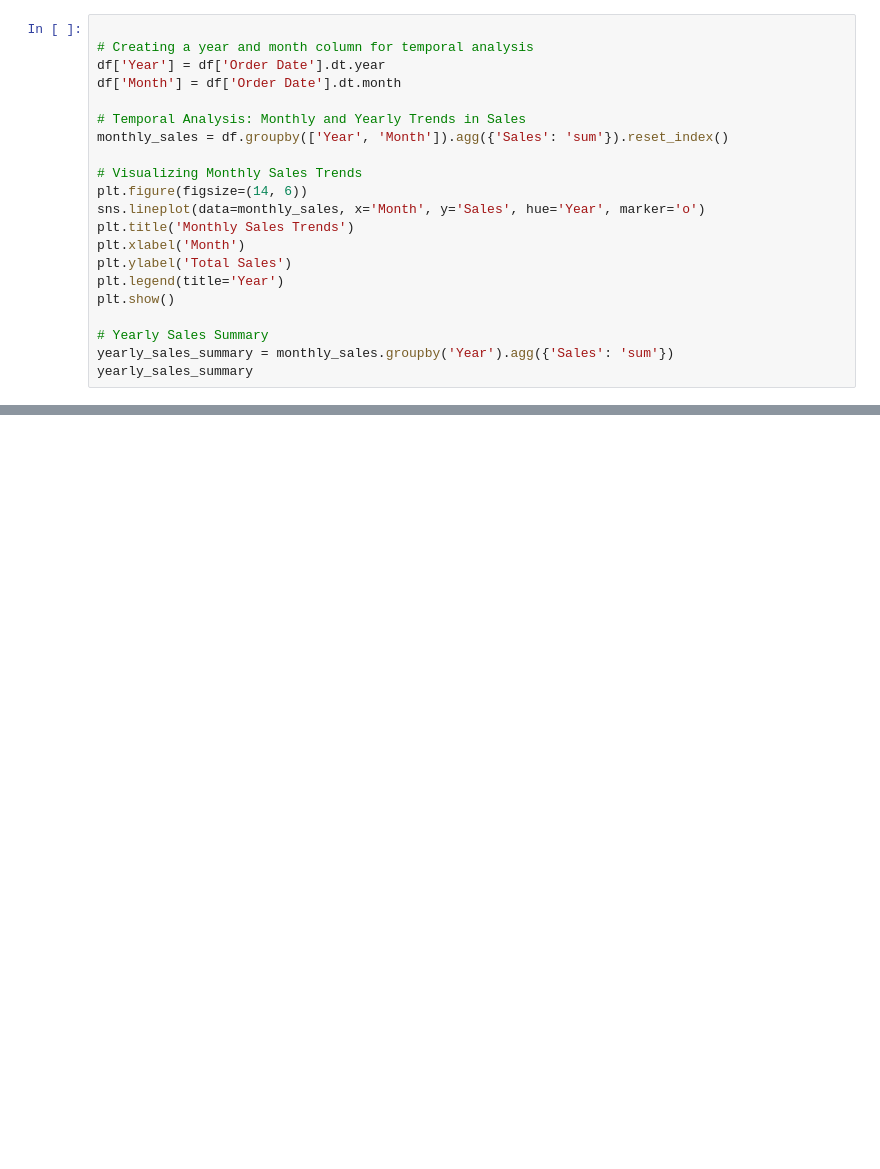
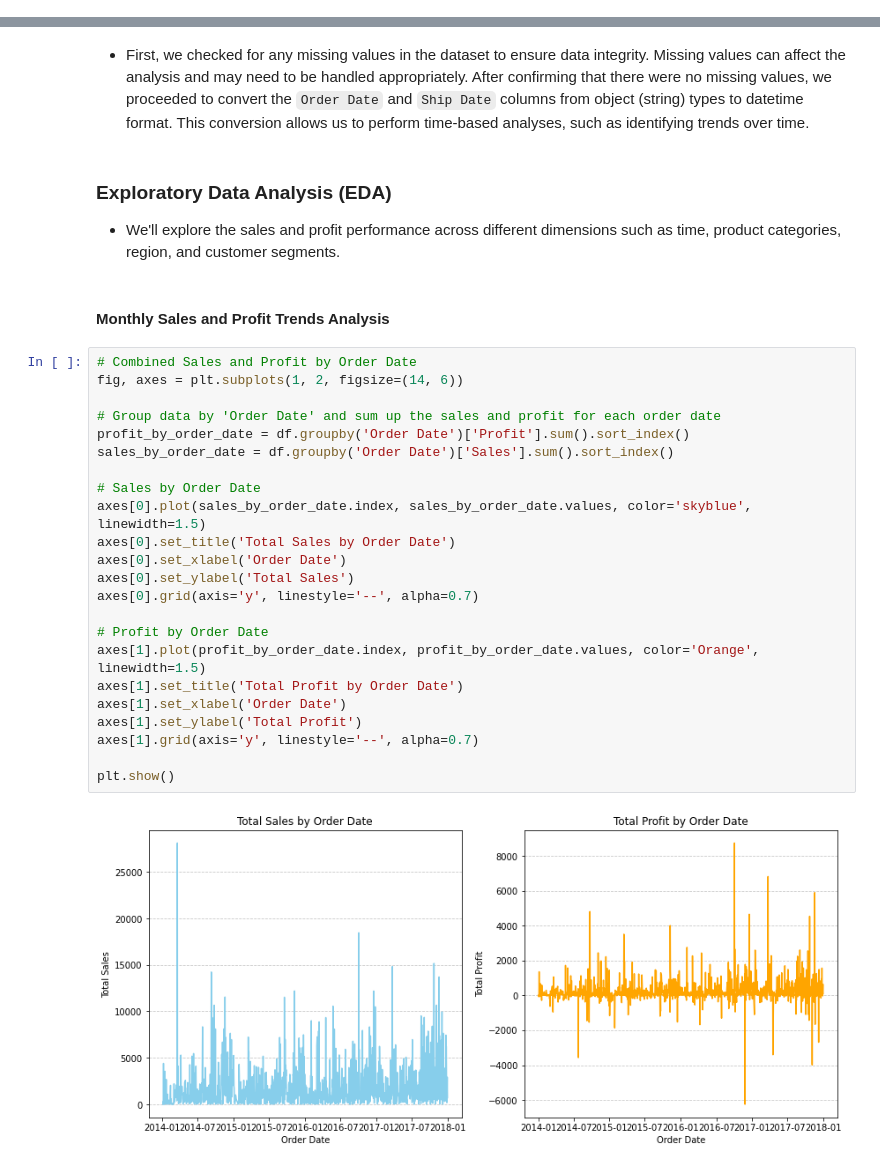
Before and after one commit to manjuq/Sales-Performance-Analysis, a Jupyter notebook: sales_perf.ipynb, the cells around one changed output, grey strips where cells are left out. Drawn from its saved outputs; the diff is of its cells as text; blank space fills up the shorter version.

Commit message:
Update sales.ipynb with latest changes

```diff
--- a/sales_perf.ipynb
+++ b/sales_perf.ipynb
@@ -145,21 +64,0 @@ category_analysis_summary
-# %%
-
-# Creating a year and month column for temporal analysis
-df['Year'] = df['Order Date'].dt.year
-df['Month'] = df['Order Date'].dt.month
-
-# Temporal Analysis: Monthly and Yearly Trends in Sales
-monthly_sales = df.groupby(['Year', 'Month']).agg({'Sales': 'sum'}).reset_index()
-
-# Visualizing Monthly Sales Trends
-plt.figure(figsize=(14, 6))
-sns.lineplot(data=monthly_sales, x='Month', y='Sales', hue='Year', marker='o')
-plt.title('Monthly Sales Trends')
-plt.xlabel('Month')
-plt.ylabel('Total Sales')
-plt.legend(title='Year')
-plt.show()
-
-# Yearly Sales Summary
-yearly_sales_summary = monthly_sales.groupby('Year').agg({'Sales': 'sum'})
-yearly_sales_summary
@@ -173,0 +108,32 @@ yearly_sales_summary
+# %% [markdown]
+- First, we checked for any missing values in the dataset to ensure data integrity. Missing values can affect the analysis and may need to be handled appropriately. After confirming that there were no missing values, we proceeded to convert the `Order Date` and `Ship Date` columns from object (string) types to datetime format. This conversion allows us to perform time-based analyses, such as identifying trends over time.
+# %% [markdown]
+### Exploratory Data Analysis (EDA)
+- We'll explore the sales and profit performance across different dimensions such as time, product categories, region, and customer segments.
+# %% [markdown]
+#### **Monthly Sales and Profit Trends Analysis**
+# %%
+# Combined Sales and Profit by Order Date
+fig, axes = plt.subplots(1, 2, figsize=(14, 6))
+
+# Group data by 'Order Date' and sum up the sales and profit for each order date
+profit_by_order_date = df.groupby('Order Date')['Profit'].sum().sort_index()
+sales_by_order_date = df.groupby('Order Date')['Sales'].sum().sort_index()
+
+# Sales by Order Date
+axes[0].plot(sales_by_order_date.index, sales_by_order_date.values, color='skyblue', linewidth=1.5)
+axes[0].set_title('Total Sales by Order Date')
+axes[0].set_xlabel('Order Date')
+axes[0].set_ylabel('Total Sales')
+axes[0].grid(axis='y', linestyle='--', alpha=0.7)
+
+# Profit by Order Date
+axes[1].plot(profit_by_order_date.index, profit_by_order_date.values, color='Orange', linewidth=1.5)
+axes[1].set_title('Total Profit by Order Date')
+axes[1].set_xlabel('Order Date')
+axes[1].set_ylabel('Total Profit')
+axes[1].grid(axis='y', linestyle='--', alpha=0.7)
+
+plt.show()
+# %% [output]
+[figure, added]
```
Also changed, not shown: parts of 25 cells of this notebook.
